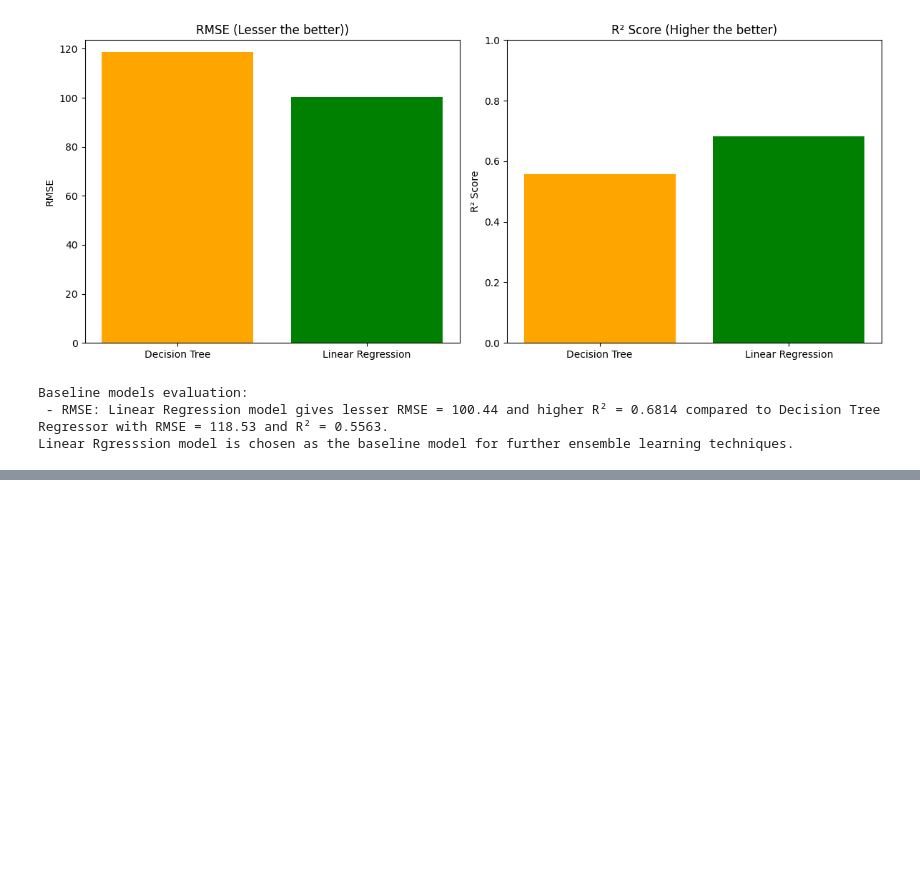
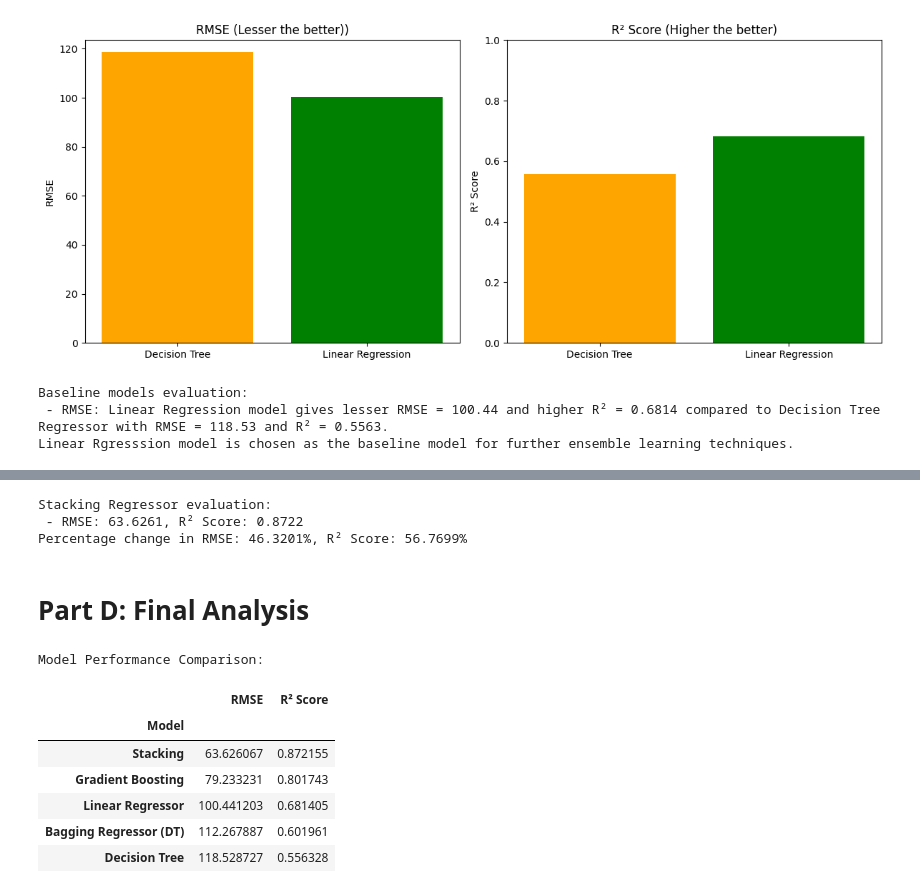
Before and after one commit to ha-rish-23/assignment-8-ha-rish-23, a Jupyter notebook: ensemble_learning.ipynb, the cells around one changed output, grey strips where cells are left out. Cells and saved outputs as stored; diff of their text form; code cells hidden in the pictures; blank space fills up the shorter version.

```diff
--- a/ensemble_learning.ipynb
+++ b/ensemble_learning.ipynb
@@ -109,0 +206,51 @@ Linear Rgresssion model is chosen as the baseline model for further ensemble lea
+# %%
+# Implementing Stacking Regressor
+from sklearn.ensemble import StackingRegressor
+
+stacking_regressor = StackingRegressor(
+    estimators=base_learners,
+    final_estimator=meta_learner
+)
+stacking_regressor.fit(X_train, y_train)
+y_pred_stacking = stacking_regressor.predict(X_test)
+
+# Evaluating Stacking Regressor
+rmse_stacking = np.sqrt(mean_squared_error(y_test, y_pred_stacking))
+r2_stacking = r2_score(y_test, y_pred_stacking)
+print(f"Stacking Regressor evaluation:\n - RMSE: {rmse_stacking:.4f}, R² Score: {r2_stacking:.4f}")
+
+# percentage change in RMSE and R² Score compared to baseline Decision Tree model
+rmse_change = ((rmse_dt - rmse_stacking) / rmse_dt) * 100
+r2_change = ((r2_stacking - r2_dt) / r2_dt) * 100
+print(f"Percentage change in RMSE: {rmse_change:.4f}%, R² Score: {r2_change:.4f}%")
+# %% [output]
+Stacking Regressor evaluation:
+ - RMSE: 63.6261, R² Score: 0.8722
+Percentage change in RMSE: 46.3201%, R² Score: 56.7699%
+# %% [markdown]
+# Part D: Final Analysis
+# %%
+# Comparative table of all models
+import pandas as pd
+
+# Creating a DataFrame to compare model performances
+results = pd.DataFrame({
+    "Model": ["Linear Regressor", "Decision Tree", "Bagging Regressor (DT)", "Gradient Boosting", "Stacking"],
+    "RMSE": [rmse_lr, rmse_dt, rmse_bagging, rmse_gb, rmse_stacking],
+    "R² Score": [r2_lr, r2_dt, r2_bagging, r2_gb, r2_stacking]
+})
+
+# Displaying the results
+results.set_index("Model", inplace=True)
+results.sort_values(by="RMSE", inplace=True)
+print("\nModel Performance Comparison:")
+results
+# %% [output]
+Model Performance Comparison:
+|  | RMSE | R² Score |
+| Model |  |  |
+| Stacking | 63.626067 | 0.872155 |
+| Gradient Boosting | 79.233231 | 0.801743 |
+| Linear Regressor | 100.441203 | 0.681405 |
+| Bagging Regressor (DT) | 112.267887 | 0.601961 |
+| Decision Tree | 118.528727 | 0.556328 |
```
Also changed, not shown: parts of 6 cells of this notebook.
